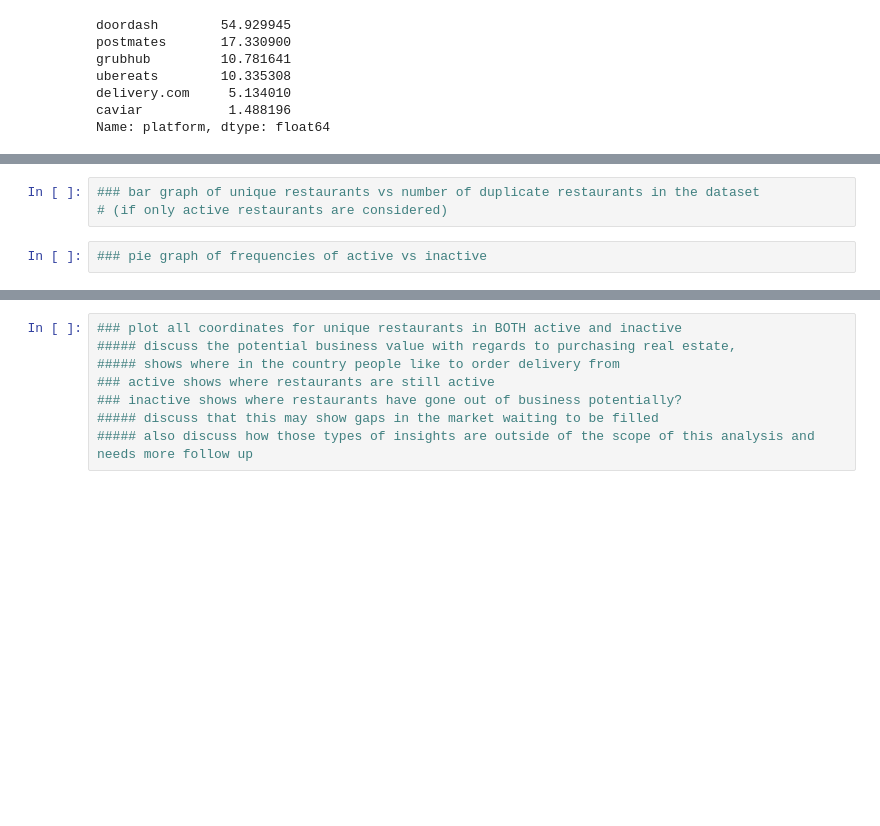
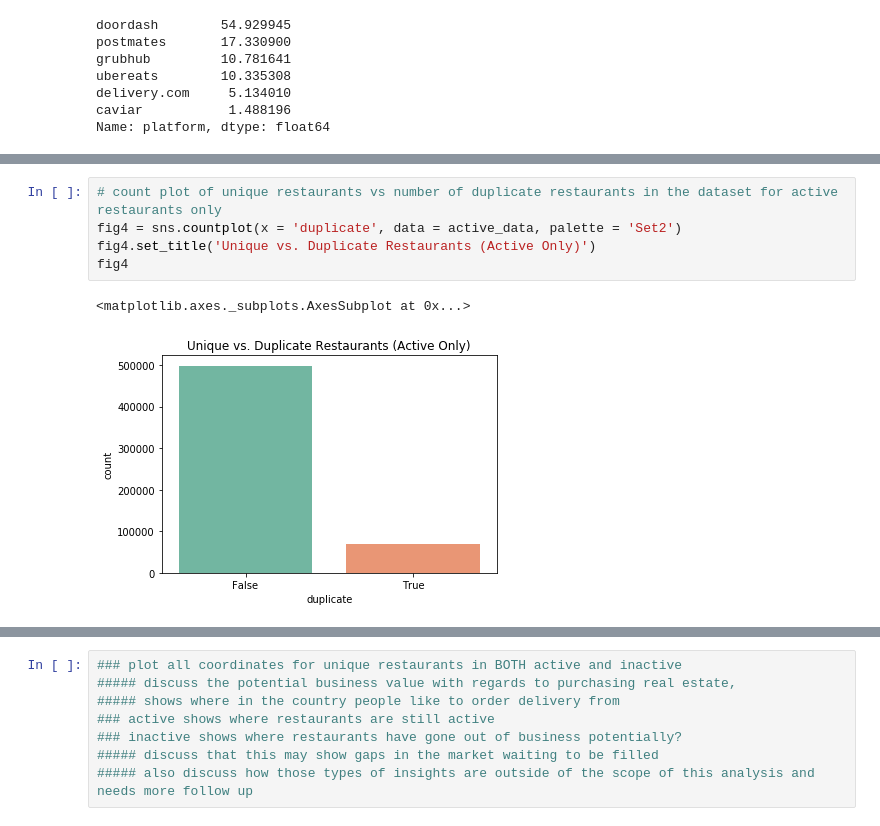
Before and after one commit to Junxchung/Estimating-the-Size-of-the-Online-Food-Ordering-Market, a Jupyter notebook: Otter Case Study Challenge.ipynb, the cells around one changed output, grey strips where cells are left out. Drawn from its saved outputs; the diff is of its cells as text; blank space fills up the shorter version.

```diff
--- a/Otter Case Study Challenge.ipynb
+++ b/Otter Case Study Challenge.ipynb
@@ -1615,5 +1613,8 @@ Name: duplicate, dtype: int64
 # %%
-### bar graph of unique restaurants vs number of duplicate restaurants in the dataset
-# (if only active restaurants are considered)
+# count plot of unique restaurants vs number of duplicate restaurants in the dataset for active restaurants only
+fig4 = sns.countplot(x = 'duplicate', data = active_data, palette = 'Set2')
+fig4.set_title('Unique vs. Duplicate Restaurants (Active Only)')
+fig4
+# %% [output]
+<matplotlib.axes._subplots.AxesSubplot at 0x...>
+[figure, added]
-# %%
-### pie graph of frequencies of active vs inactive
```
Also changed, not shown: parts of 8 cells of this notebook.
